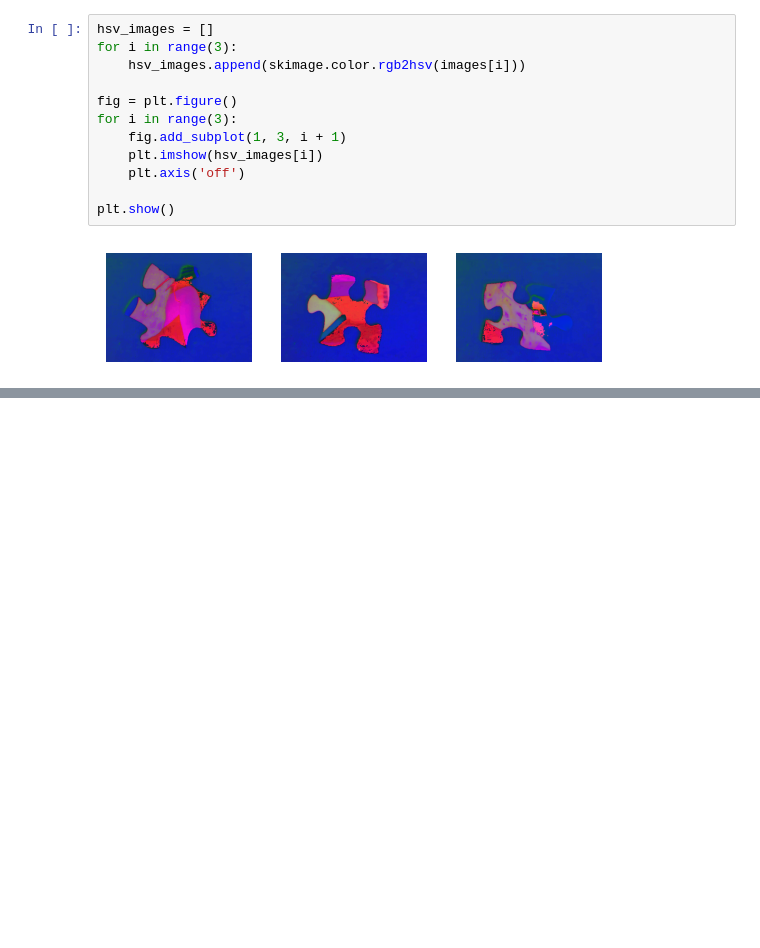
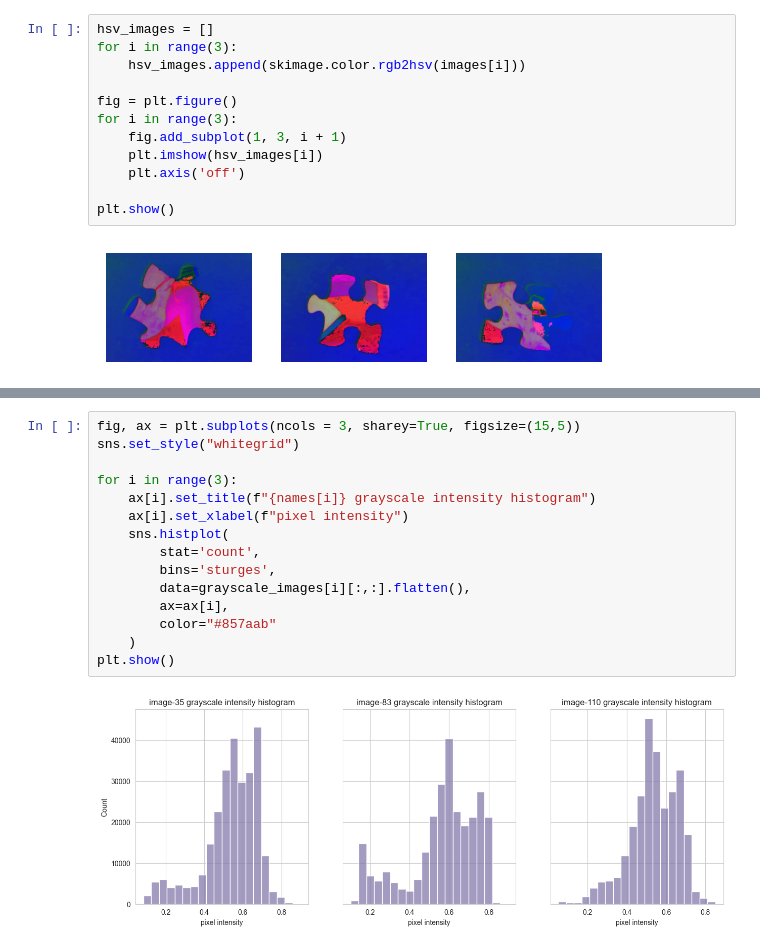
Before and after one commit to orwellian225/cv, a Jupyter notebook: lab1/main.ipynb, the cells around one changed output, grey strips where cells are left out. Drawn from its saved outputs; the diff is of its cells as text; blank space fills up the shorter version.

```diff
--- a/lab1/main.ipynb
+++ b/lab1/main.ipynb
@@ -189,0 +258,17 @@ image-110 mean blue pixel intensity = 29.07501111111111
+# %%
+fig, ax = plt.subplots(ncols = 3, sharey=True, figsize=(15,5))
+sns.set_style("whitegrid")
+
+for i in range(3):
+    ax[i].set_title(f"{names[i]} grayscale intensity histogram")
+    ax[i].set_xlabel(f"pixel intensity")
+    sns.histplot(
+        stat='count',
+        bins='sturges',
+        data=grayscale_images[i][:,:].flatten(),
+        ax=ax[i],
+        color="#857aab"
+    )
+plt.show()
+# %% [output]
+[figure, added]
```
Also changed, not shown: parts of 42 cells of this notebook, 1 other file.
